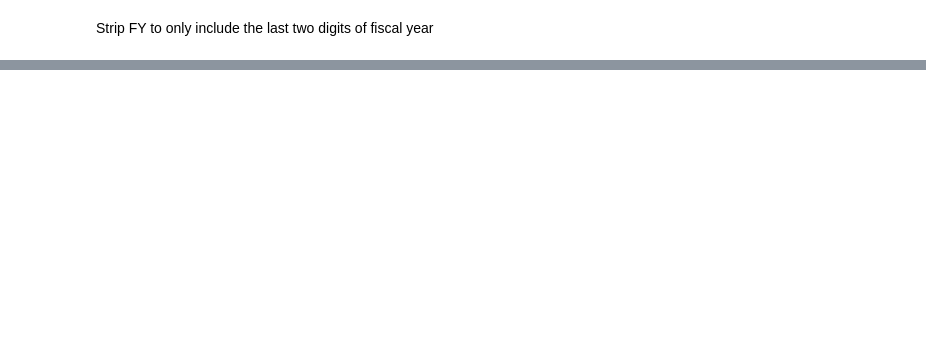
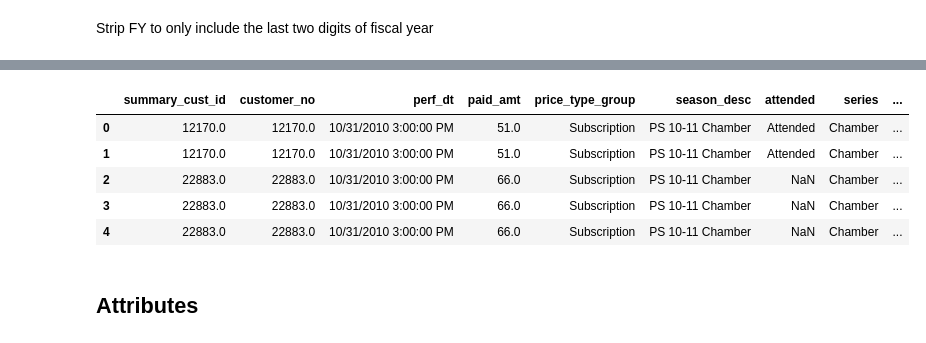
Before and after one commit to brandontkessler/donor_pred_ps, a Jupyter notebook: preprocessing/data_preprocessing.ipynb, the cells around one changed output, grey strips where cells are left out. Drawn from its saved outputs; the diff is of its cells as text; code cells hidden in the pictures; blank space fills up the shorter version.

```diff
--- a/preprocessing/data_preprocessing.ipynb
+++ b/preprocessing/data_preprocessing.ipynb
@@ -99,0 +182,4 @@ t_data = pd.concat([ticketing_data_import(path_data, file) for file in t_files])
+# %%
+series = t_manip['season_desc'].str.split().str[-1]
+# %%
+t_manip['series'] = series
@@ -99,0 +188,7 @@ t_data = pd.concat([ticketing_data_import(path_data, file) for file in t_files])
+# %%
+t_manip.loc[t_manip['price_type_group'] == 'Subscription', 'subs'] = 1
+t_manip.loc[(t_manip['price_type_group'] == 'Single ') |
+            (t_manip['price_type_group'] == 'Discount') |
+            (t_manip['price_type_group'] == 'Discount'), 'single'] = 1
+t_manip.loc[t_manip['price_type_group'] == 'Flex', 'flex'] = 1
+t_manip.loc[t_manip['price_type_group'] == 'Comp', 'comp'] = 1
@@ -99,0 +209,21 @@ t_data = pd.concat([ticketing_data_import(path_data, file) for file in t_files])
+# %%
+t_manip.loc[t_manip['price_type_group'] == 'Classics', 'classics'] = 1
+t_manip.loc[t_manip['price_type_group'] == 'Pops', 'pops'] = 1
+t_manip.loc[t_manip['price_type_group'] == 'Summer', 'summer'] = 1
+t_manip.loc[t_manip['price_type_group'] == 'Family', 'family'] = 1
+t_manip.loc[t_manip['price_type_group'] == 'Specials', 'specials'] = 1
+t_manip.loc[~t_manip['price_type_group'].isin(
+    ['Classics', 'Pops', 'Summer', 'Family', 'Specials']
+), 'other'] = 1
+
+t_manip.loc[t_manip['attended'] == 'Attended', 'attend'] = 1
+t_manip['attend'].fillna(0, inplace=True)
+# %%
+t_manip.head()
+# %% [output]
+|  | summary_cust_id | customer_no | perf_dt | paid_amt | price_type_group | season_desc | attended | series | ... |
+| 0 | 12170.0 | 12170.0 | 10/31/2010 3:00:00 PM | 51.0 | Subscription | PS 10-11 Chamber | Attended | Chamber | ... |
+| 1 | 12170.0 | 12170.0 | 10/31/2010 3:00:00 PM | 51.0 | Subscription | PS 10-11 Chamber | Attended | Chamber | ... |
+| 2 | 22883.0 | 22883.0 | 10/31/2010 3:00:00 PM | 66.0 | Subscription | PS 10-11 Chamber | NaN | Chamber | ... |
+| 3 | 22883.0 | 22883.0 | 10/31/2010 3:00:00 PM | 66.0 | Subscription | PS 10-11 Chamber | NaN | Chamber | ... |
+| 4 | 22883.0 | 22883.0 | 10/31/2010 3:00:00 PM | 66.0 | Subscription | PS 10-11 Chamber | NaN | Chamber | ... |
@@ -99,0 +255,2 @@ t_data = pd.concat([ticketing_data_import(path_data, file) for file in t_files])
+# %% [markdown]
+## Attributes
```
Also changed, not shown: parts of 70 cells of this notebook, 1 other file.
